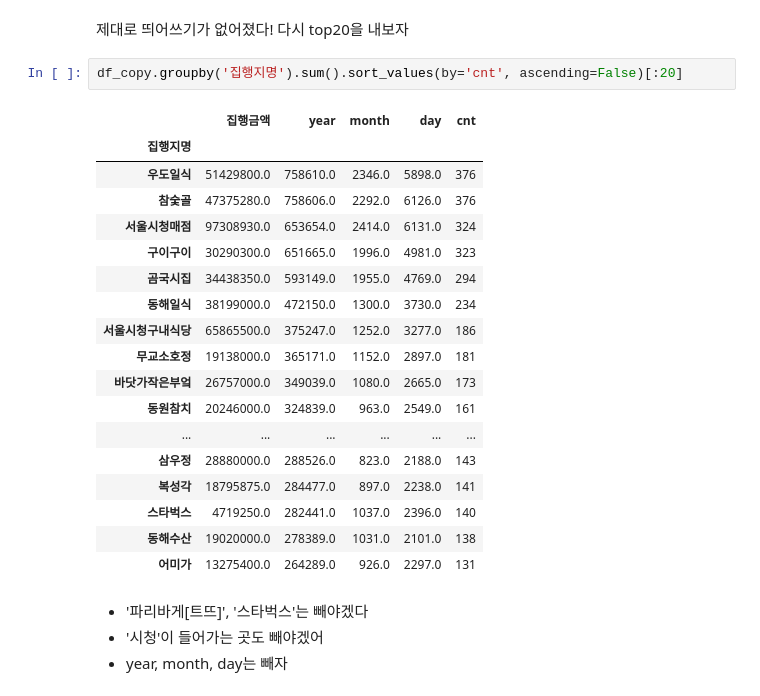
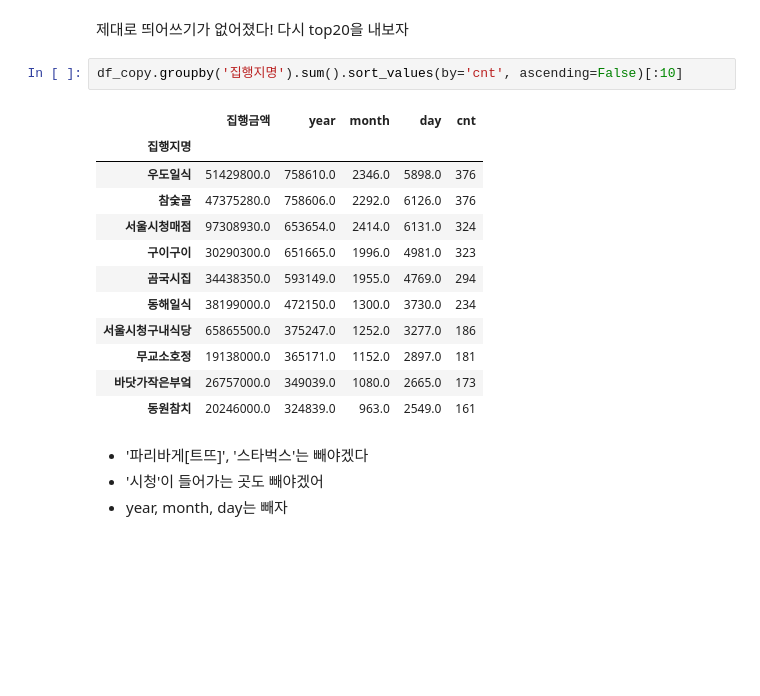
Before and after one commit to jy617lee/popular_restaurants_from_officials, a Jupyter notebook: web_crawling.ipynb, the cells around one changed output. Drawn from its saved outputs; the diff is of its cells as text; blank space fills up the shorter version.

```diff
--- a/web_crawling.ipynb
+++ b/web_crawling.ipynb
@@ -504,26 +504,20 @@ array(['동신참치양재직', '서울시청구내식당', '한뫼촌', '삼다
 제대로 띄어쓰기가 없어졌다!
 다시 top20을 내보자
 # %%
-df_copy.groupby('집행지명').sum().sort_values(by='cnt', ascending=False)[:20]
+df_copy.groupby('집행지명').sum().sort_values(by='cnt', ascending=False)[:10]
 # %% [output]
 |  | 집행금액 | year | month | day | cnt |
 | 집행지명 |  |  |  |  |  |
 | 우도일식 | 51429800.0 | 758610.0 | 2346.0 | 5898.0 | 376 |
 | 참숯골 | 47375280.0 | 758606.0 | 2292.0 | 6126.0 | 376 |
 | 서울시청매점 | 97308930.0 | 653654.0 | 2414.0 | 6131.0 | 324 |
 | 구이구이 | 30290300.0 | 651665.0 | 1996.0 | 4981.0 | 323 |
 | 곰국시집 | 34438350.0 | 593149.0 | 1955.0 | 4769.0 | 294 |
 | 동해일식 | 38199000.0 | 472150.0 | 1300.0 | 3730.0 | 234 |
 | 서울시청구내식당 | 65865500.0 | 375247.0 | 1252.0 | 3277.0 | 186 |
 | 무교소호정 | 19138000.0 | 365171.0 | 1152.0 | 2897.0 | 181 |
 | 바닷가작은부엌 | 26757000.0 | 349039.0 | 1080.0 | 2665.0 | 173 |
 | 동원참치 | 20246000.0 | 324839.0 | 963.0 | 2549.0 | 161 |
-| ... | ... | ... | ... | ... | ... |
-| 삼우정 | 28880000.0 | 288526.0 | 823.0 | 2188.0 | 143 |
-| 복성각 | 18795875.0 | 284477.0 | 897.0 | 2238.0 | 141 |
-| 스타벅스 | 4719250.0 | 282441.0 | 1037.0 | 2396.0 | 140 |
-| 동해수산 | 19020000.0 | 278389.0 | 1031.0 | 2101.0 | 138 |
-| 어미가 | 13275400.0 | 264289.0 | 926.0 | 2297.0 | 131 |
 # %% [markdown]
 - '파리바게[트뜨]', '스타벅스'는 빼야겠다
 - '시청'이 들어가는 곳도 빼야겠어
```
Also changed, not shown: parts of 3 cells of this notebook, 2 other files.
